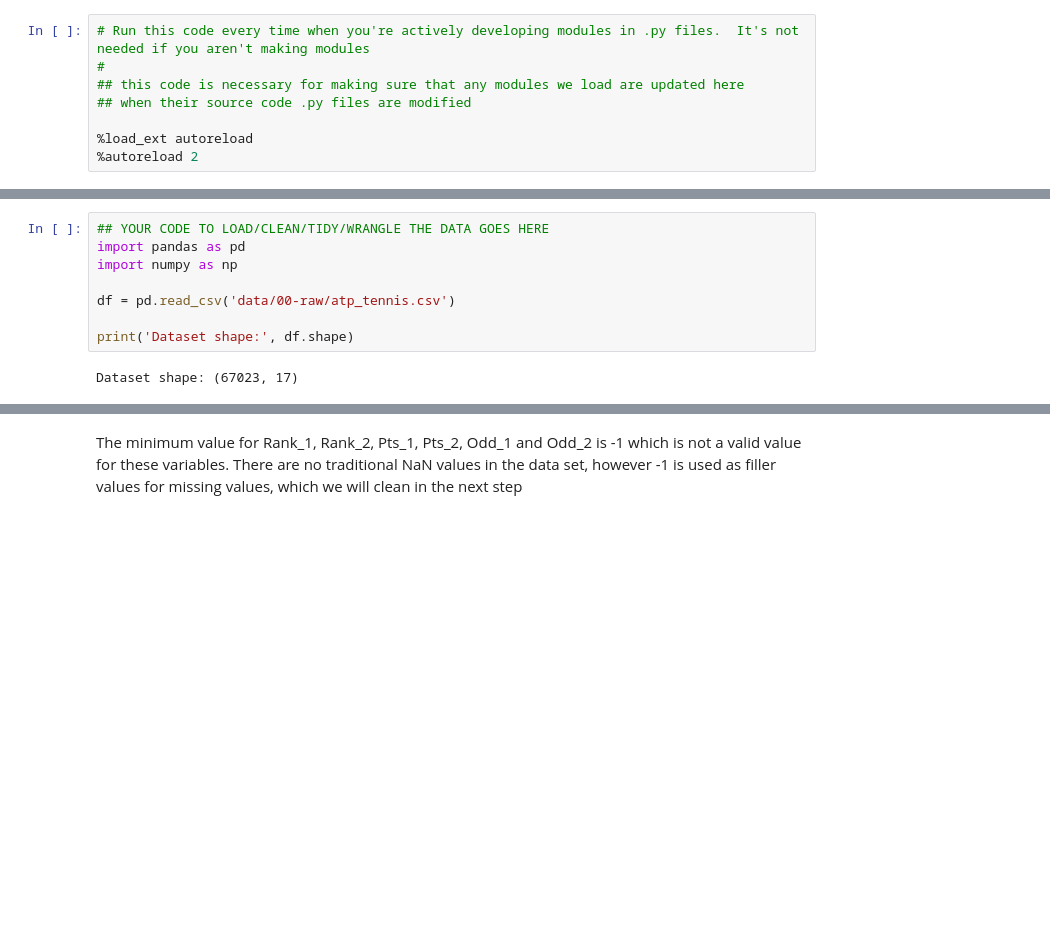
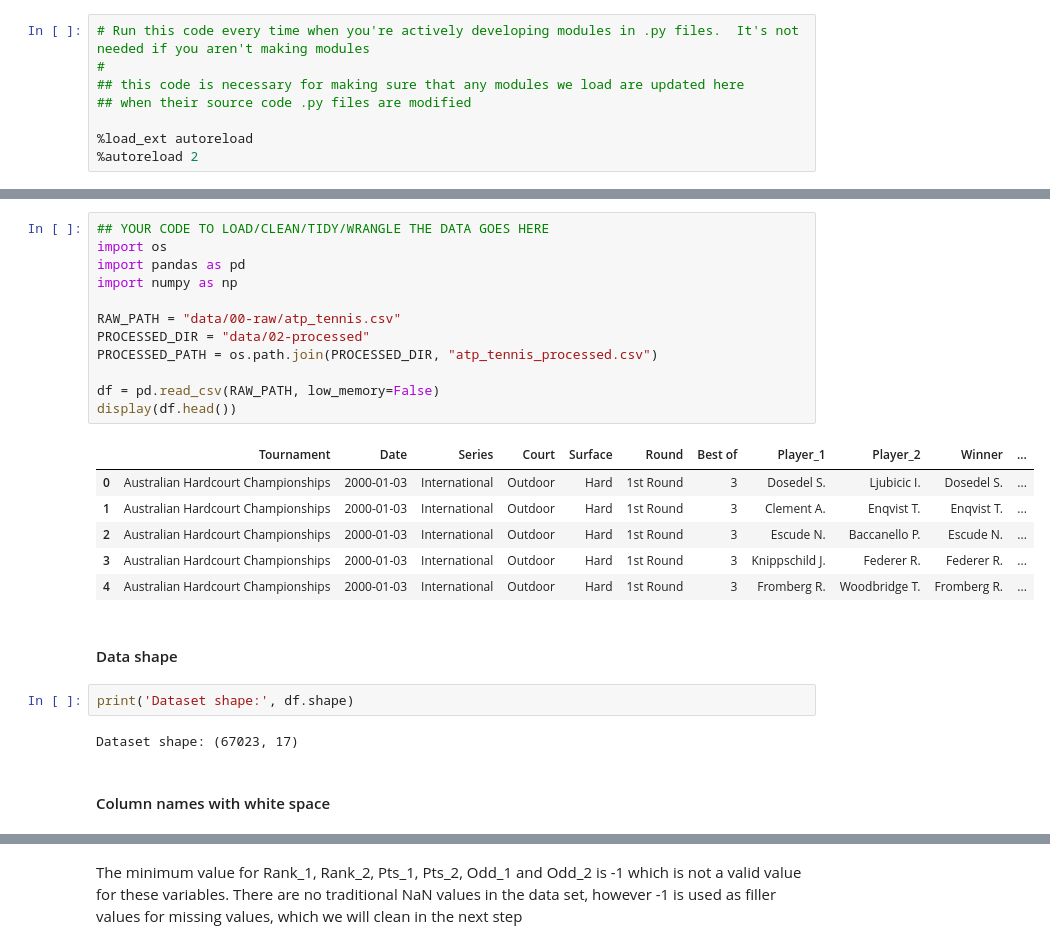
Before and after one commit to COGS108/Group027_WI26, a Jupyter notebook: 01-DataCheckpoint.ipynb, the cells around one changed output, grey strips where cells are left out. Drawn from its saved outputs; the diff is of its cells as text; blank space fills up the shorter version.

Commit message:
additional data description wrangling

```diff
--- a/01-DataCheckpoint.ipynb
+++ b/01-DataCheckpoint.ipynb
@@ -187,11 +185,28 @@ One major concern is selection bias. Because this dataset only looks at the high
 5. Feel free to add more cells here if that's helpful for you
 # %%
 ## YOUR CODE TO LOAD/CLEAN/TIDY/WRANGLE THE DATA GOES HERE
+import os
 import pandas as pd
 import numpy as np
 
-df = pd.read_csv('data/00-raw/atp_tennis.csv')
+RAW_PATH = "data/00-raw/atp_tennis.csv"
+PROCESSED_DIR = "data/02-processed"
+PROCESSED_PATH = os.path.join(PROCESSED_DIR, "atp_tennis_processed.csv")
 
-print('Dataset shape:', df.shape)
+df = pd.read_csv(RAW_PATH, low_memory=False)
+display(df.head())
 # %% [output]
-Dataset shape: (67023, 17)
+|  | Tournament | Date | Series | Court | Surface | Round | Best of | Player_1 | Player_2 | Winner | ... |
+| 0 | Australian Hardcourt Championships | 2000-01-03 | International | Outdoor | Hard | 1st Round | 3 | Dosedel S. | Ljubicic I. | Dosedel S. | ... |
+| 1 | Australian Hardcourt Championships | 2000-01-03 | International | Outdoor | Hard | 1st Round | 3 | Clement A. | Enqvist T. | Enqvist T. | ... |
+| 2 | Australian Hardcourt Championships | 2000-01-03 | International | Outdoor | Hard | 1st Round | 3 | Escude N. | Baccanello P. | Escude N. | ... |
+| 3 | Australian Hardcourt Championships | 2000-01-03 | International | Outdoor | Hard | 1st Round | 3 | Knippschild J. | Federer R. | Federer R. | ... |
+| 4 | Australian Hardcourt Championships | 2000-01-03 | International | Outdoor | Hard | 1st Round | 3 | Fromberg R. | Woodbridge T. | Fromberg R. | ... |
+# %% [markdown]
+#### Data shape
+# %%
+print('Dataset shape:', df.shape)
+# %% [output]
+Dataset shape: (67023, 17)
+# %% [markdown]
+#### Column names with white space
```
Also changed, not shown: parts of 35 cells of this notebook, 1 other file.
